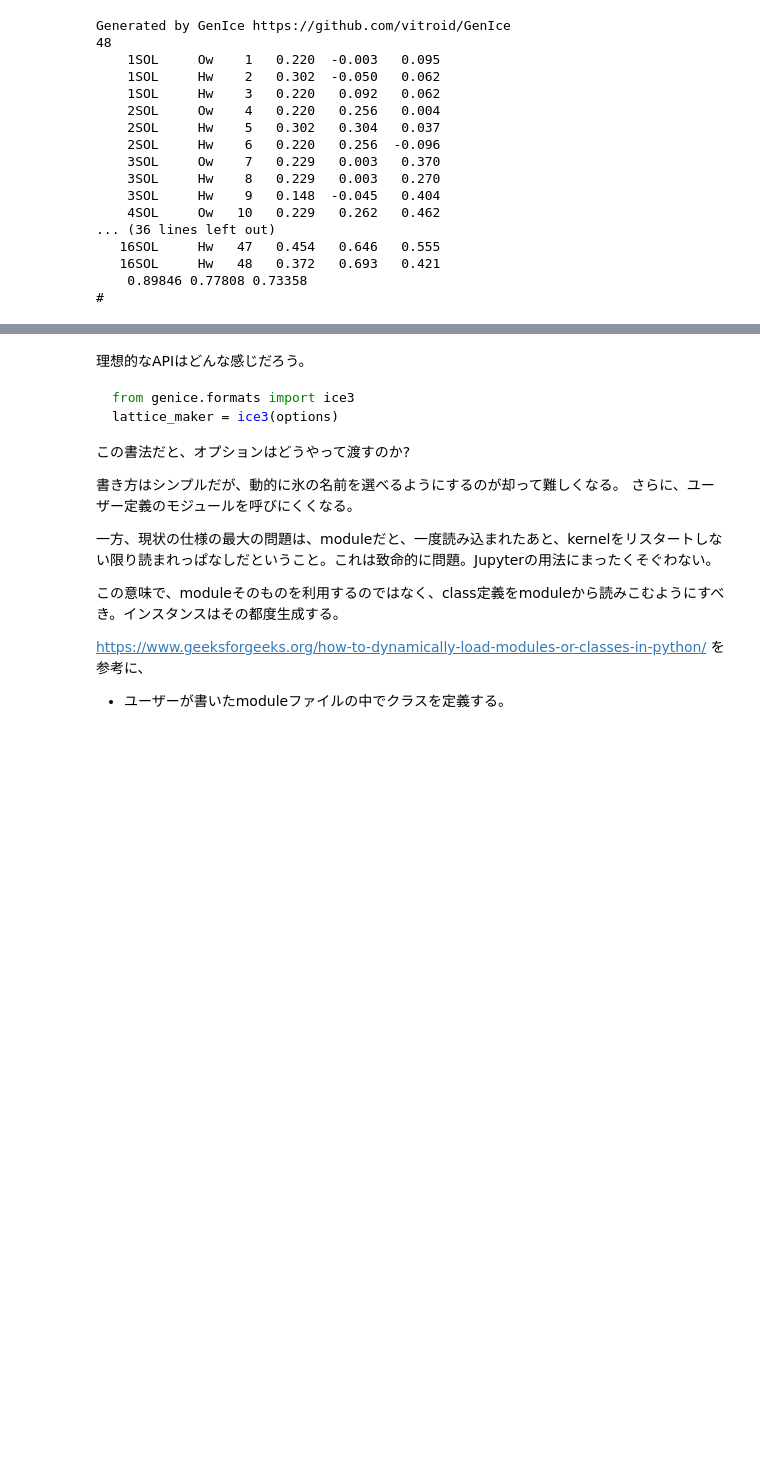
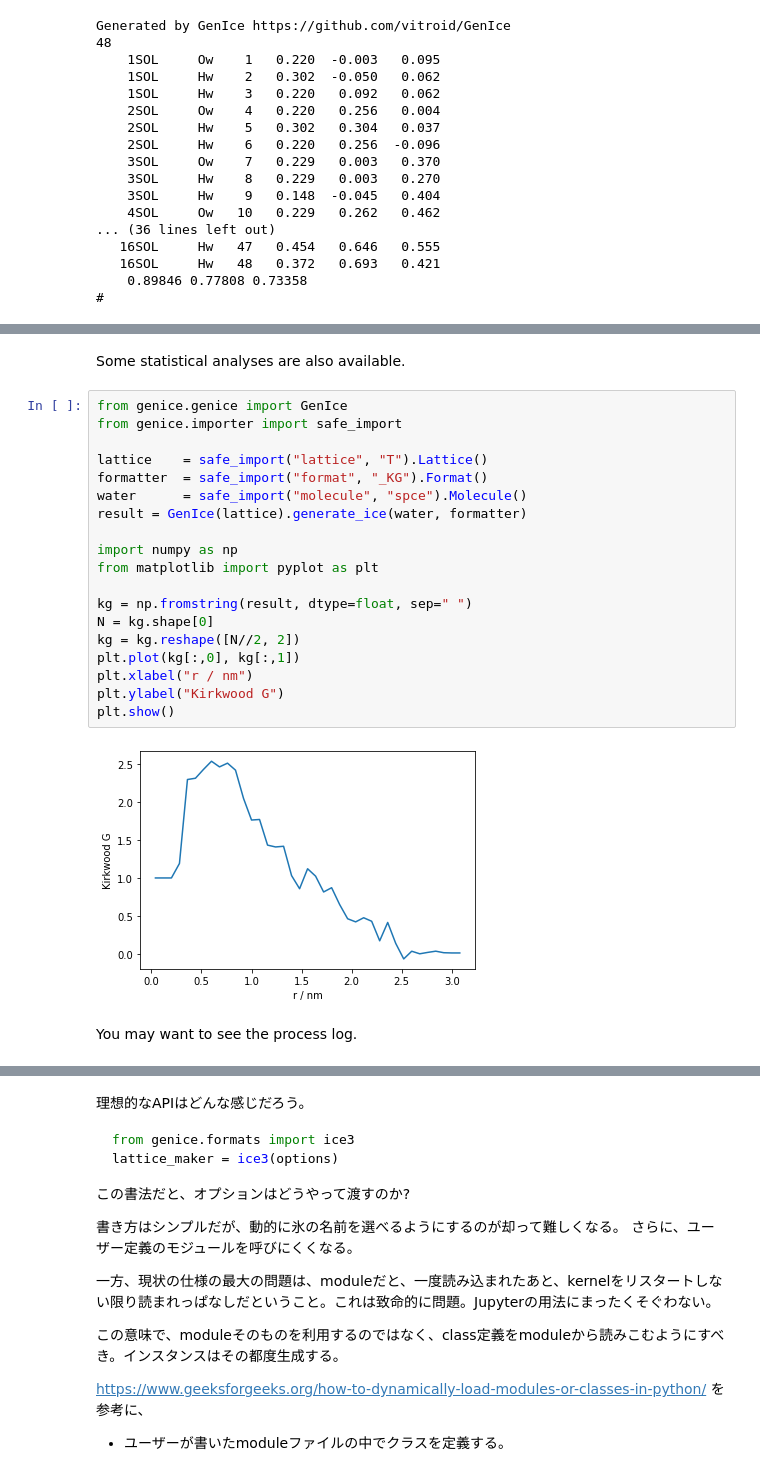
Before and after one commit to vitroid/GenIce, a Jupyter notebook: test.ipynb, the cells around one changed output, grey strips where cells are left out. Drawn from its saved outputs; the diff is of its cells as text; blank space fills up the shorter version.

```diff
--- a/test.ipynb
+++ b/test.ipynb
@@ -48,3 +95,28 @@ Generated by GenIce https://github.com/vitroid/GenIce
+# %% [markdown]
+Some statistical analyses are also available.
+# %%
+from genice.genice import GenIce
+from genice.importer import safe_import
+
+lattice    = safe_import("lattice", "T").Lattice()
+formatter  = safe_import("format", "_KG").Format()
+water      = safe_import("molecule", "spce").Molecule()
+result = GenIce(lattice).generate_ice(water, formatter)
+
+import numpy as np
+from matplotlib import pyplot as plt
+
+kg = np.fromstring(result, dtype=float, sep=" ")
+N = kg.shape[0]
+kg = kg.reshape([N//2, 2])
+plt.plot(kg[:,0], kg[:,1])
+plt.xlabel("r / nm")
+plt.ylabel("Kirkwood G")
+plt.show()
+# %% [output]
+[figure, added]
+# %% [markdown]
+You may want to see the process log.
 # %%
 from logging import getLogger, INFO, DEBUG, WARNING
 logger = getLogger()
```
Also changed, not shown: parts of 11 cells of this notebook, 4 other files.
